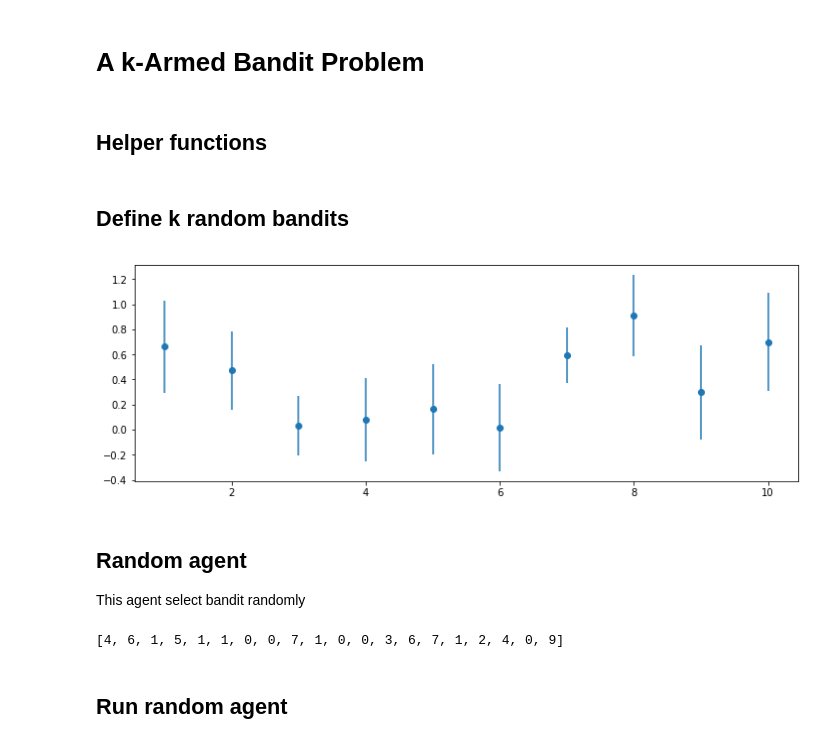
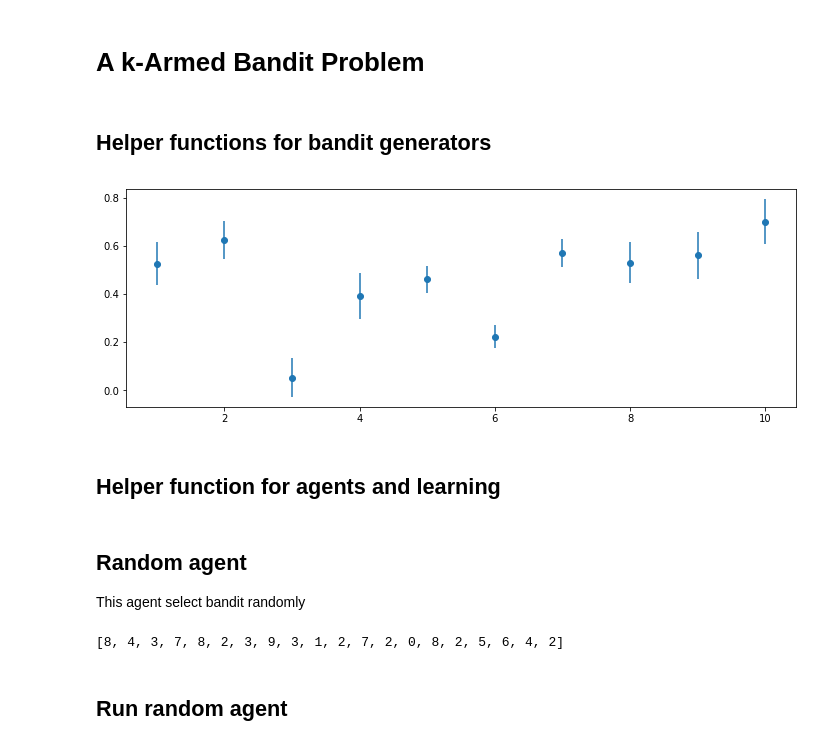
Before and after one commit to klangner/reinforcement-learning, a Jupyter notebook: notebooks/sutton/2.1 - k-armed-bandit.ipynb, the cells around one changed output. Saved outputs shown, nothing was run; the diff lists cells and outputs as text; code cells hidden in the pictures.

```diff
--- a/notebooks/sutton/2.1 - k-armed-bandit.ipynb
+++ b/notebooks/sutton/2.1 - k-armed-bandit.ipynb
@@ -7,34 +7,64 @@ from matplotlib import rcParams
 
 rcParams['figure.figsize'] = 12, 4
 # %% [markdown]
-## Helper functions
+## Helper functions for bandit generators
 # %%
 class Bandit:
-    def __init__(self, max_mean, max_std):
-        self.mean = np.random.uniform(0.0, max_mean)
-        self.std = np.random.uniform(0.0, max_std)
+    def __init__(self, mean, std):
+        self.mean = mean
+        self.std = std
 
     def roll(self):
         return np.random.normal(self.mean, self.std)
+
+    def random_walk(self, step_size=0.1):
+        if np.random.rand() > 0.5:
+            mean = self.mean+step_size
+        else:
+            mean = self.mean-step_size
+        return Bandit(mean, self.std)
+
+
+def random_bandits(k, max_mean=1.0, max_std=0.1):
+    bs = []
+    for _ in range(k):
+        mean = np.random.uniform(0.0, max_mean)
+        std = np.random.uniform(0.0, max_std)
+        bs.append(Bandit(mean, std))
+    return bs
+
+
+def generate_bandits_list(k, n):
+    """Generate list of k-armed bandits
+       Used to create non stationary process
+    """
+    bandits = random_bandits(k)
+    xs = [bandits]
+    for i in range(1, n):
+        bs = [b.random_walk() for b in xs[i-1]]
+        xs.append(bs)
+    return xs
 
 
 def plot_bandits(bs):
     x = np.array(np.linspace(1, k, k))
     y = [x.mean for x in bandits]
     e = [x.std for x in bandits]
     plt.errorbar(x, y, e, linestyle='None', marker='o')
     plt.show()
 
 
 def moving_average(xs, n=100):
     cs = np.cumsum(xs, dtype=float)
     cs[n:] = cs[n:] - cs[:-n]
     return cs[n - 1:] / n
+
+
+# Sample bandits
+k = 10
+bandits = random_bandits(k)
+plot_bandits(bandits)
+# %% [output]
+[figure, added]
-# %% [markdown]
-## Define k random bandits
-# %%
-k = 10
-bandits = [ Bandit(1.0, 0.5) for _ in range(k)]
-plot_bandits(bandits)
-# %% [output]
-[figure, removed]
+# %% [markdown]
+## Helper function for agents and learning
@@ -43,7 +109,7 @@ plot_bandits(bandits)
 
 This agent select bandit randomly
 # %%
-class RandomAgent:
+class RandomAgent(Agent):
 
     def __init__(self, k):
         self.k = k
@@ -57,6 +123,6 @@ class RandomAgent:
 agent = RandomAgent(k)
 [agent.choose_action() for _ in range(20)]
 # %% [output]
-[4, 6, 1, 5, 1, 1, 0, 0, 7, 1, 0, 0, 3, 6, 7, 1, 2, 4, 0, 9]
+[8, 4, 3, 7, 8, 2, 3, 9, 3, 1, 2, 7, 2, 0, 8, 2, 5, 6, 4, 2]
 # %% [markdown]
 ## Run random agent
```
Also changed, not shown: parts of 14 cells of this notebook.
